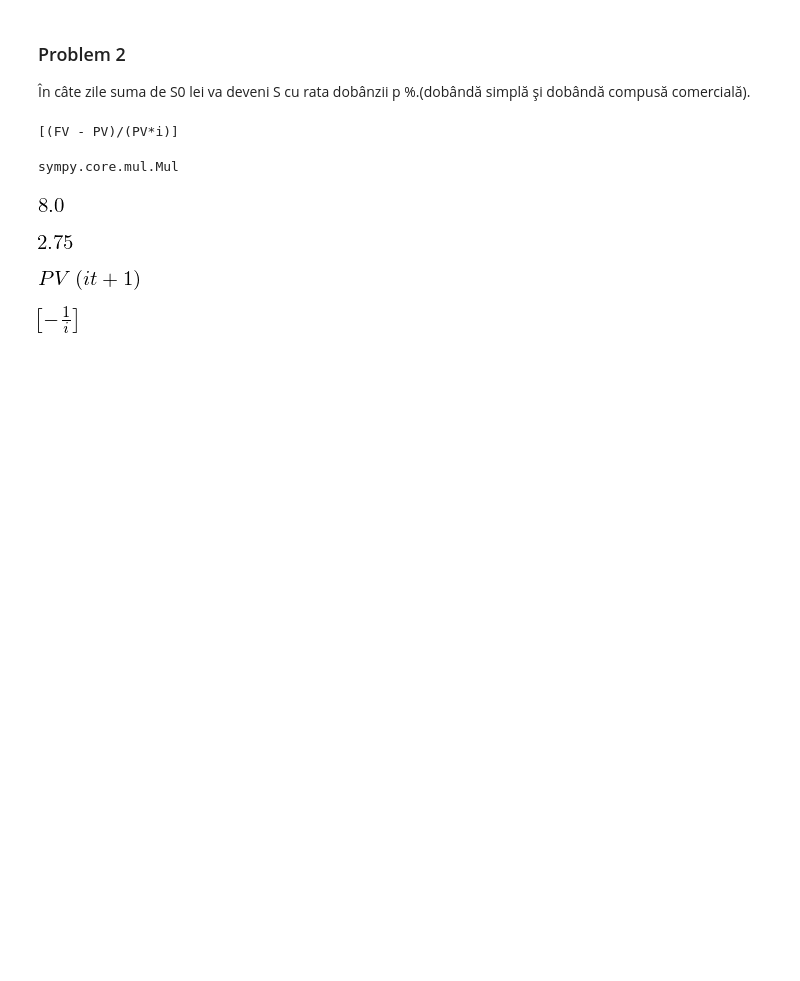
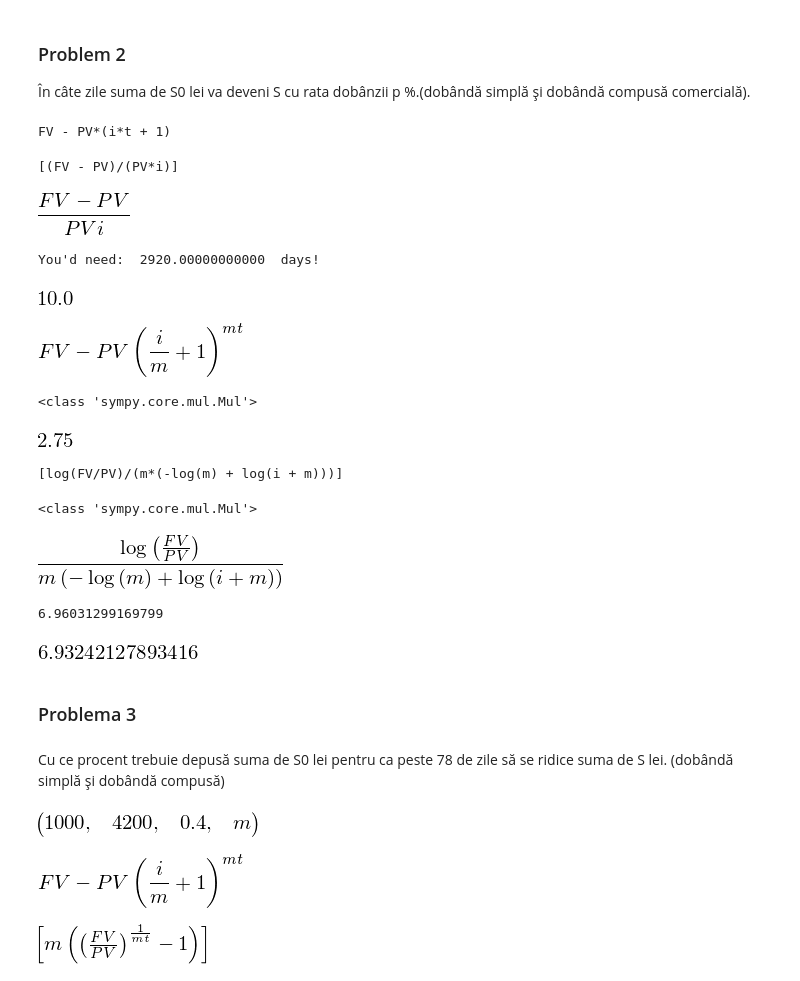
Before and after one commit to moldovean/usm, a Jupyter notebook: Finance/Lab1.ipynb, the cells around one changed output. Saved outputs shown, nothing was run; the diff lists cells and outputs as text; code cells hidden in the pictures; blank space fills up the shorter version.

```diff
--- a/Finance/Lab1.ipynb
+++ b/Finance/Lab1.ipynb
@@ -173,37 +175,82 @@ The Standard Compounding [1008.2125365387838, 1044.6975079232773, 1047.689553171
 # %%
 S=4200
 x = sym.symbols('x')
-sym.var('i PV FV t')
-simple_interest = sym.Eq(FV,PV*(1+i*t))
+sym.var('i PV FV t m')
+#simple_interest = sym.Eq(FV,PV*(1+i*t))
+#defining our expression as
 exp = FV - PV*(1+i*t)
+print exp
+# %% [output]
+FV - PV*(i*t + 1)
 # %%
 sym.init_printing()
 
-exp_t= sym.solve(exp, t)
+#exp_t= sym.solve(exp, t)
 time = sym.solve(exp, t)
 print time
+
 time_exp = sym.simplify(str(time[0]))
 
 type(time_exp)
+time_exp
 # %% [output]
 [(FV - PV)/(PV*i)]
-sympy.core.mul.Mul
+[figure, added]
 # %%
-expression2 = sym.simplify(str(exp_t[0]))
-time_exp.evalf(subs={PV:S0, FV:S, i:p1})
+#expression2 = sym.simplify(str(exp_t[0]))
+#time_exp.evalf(subs={PV:S0, FV:S, i:p1})
+time = time_exp.evalf(subs={PV:S0, FV:S, i:p1})
+print "You'd need: ", time*365, " days!"
 # %% [output]
-[figure, removed]
+You'd need:  2920.00000000000  days!
+# %%
+time_exp.evalf(subs={PV:1000, FV:2000, i:0.1})
+# %% [output]
+[figure, added]
+# %%
+#Trying with a more complicated formulae
+exp = FV - PV*(1 + i/m)**(m*t)
+exp
+# %% [output]
+[figure, added]
 # %%
-type(expression2)
+print type(expression2)
 expression2.evalf(subs={FV:4200, PV:2000, i:p1})
 # %% [output]
+<class 'sympy.core.mul.Mul'>
 [figure]
-# %%
-FV == PV*(1+i*t)
-FV
-# %% [output]
-[figure, removed]
+# %%
+time = sym.solve(exp, t)
+print time
+time = sym.simplify(time[0])
+# %% [output]
+[log(FV/PV)/(m*(-log(m) + log(i + m)))]
+# %%
+print type(time)
+time
+# %% [output]
+<class 'sympy.core.mul.Mul'>
+[figure, added]
+# %%
+print time.evalf(subs={FV:2000, PV:1000, i:0.1, m:12})
+time.evalf(subs={FV:2000, PV:1000, i:0.1, m:365})
+# %% [output]
+6.96031299169799
+[figure, added]
+# %% [markdown]
+### Problema 3
+# %% [markdown]
+Cu ce procent trebuie depusă suma de S0 lei pentru ca peste 78 de zile să se ridice suma de S lei. (dobândă simplă şi dobândă compusă)
+# %%
+S0, S, p1
+# %% [output]
+[figure, added]
+# %%
+#Let's take the hard formula
+exp
+# %% [output]
+[figure, added]
 # %%
-sym.solve(FV, t)
+sym.solve(exp,i)
 # %% [output]
-[figure, old version]
+[figure, new version]
```
Also changed, not shown: parts of 13 cells of this notebook.
